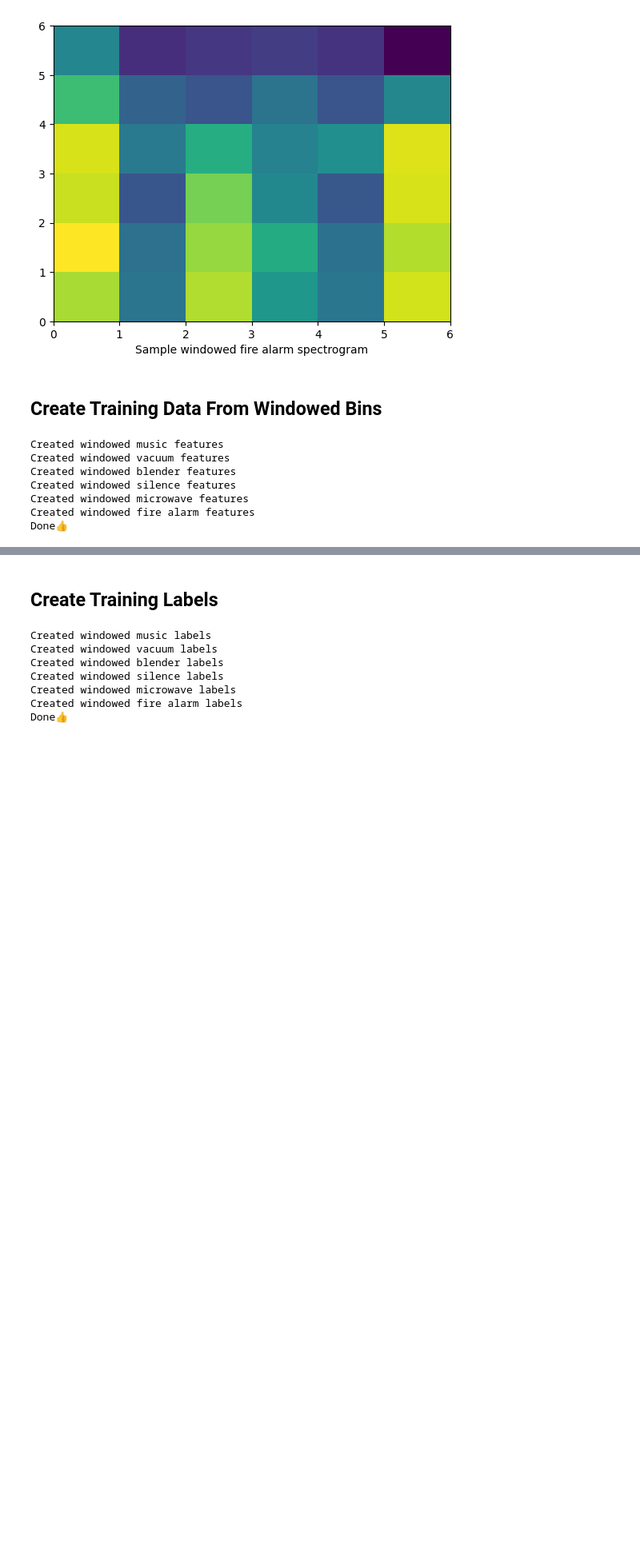
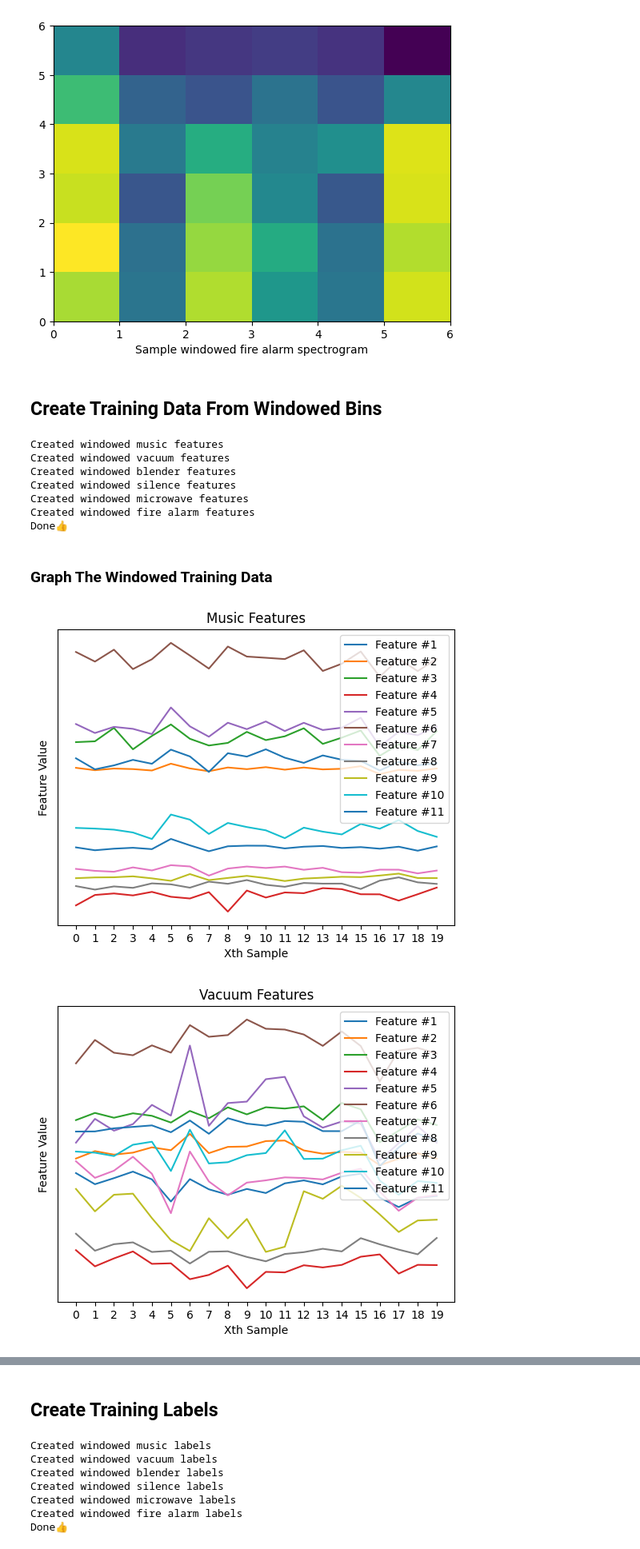
Before and after one commit to gaddi22/COSC522Assignment2, a Jupyter notebook: assignment.ipynb, the cells around one changed output, grey strips where cells are left out. Shown at 80% size. Cells and saved outputs as stored; diff of their text form; code cells hidden in the pictures; blank space fills up the shorter version.

```diff
--- a/assignment.ipynb
+++ b/assignment.ipynb
@@ -485,15 +539,10 @@ print('Created windowed microwave features')
 windowed_fire_alarm_features = np.concatenate([featurize(b) for b in windowed_fire_alarm_bins], axis=0)
 print('Created windowed fire alarm features')
 
+windowed_features = (windowed_music_features, windowed_vacuum_features, windowed_blender_features, windowed_silence_features, windowed_microwave_features, windowed_fire_alarm_features)
+
 # This is the data we will use to train our model
-data = np.concatenate((
-    windowed_music_features,
-    windowed_vacuum_features,
-    windowed_blender_features,
-    windowed_silence_features,
-    windowed_microwave_features,
-    windowed_fire_alarm_features
-), axis=0)
+data = np.concatenate(windowed_features, axis=0)
 
 print('Done👍')
 # %% [output]
@@ -504,3 +553,11 @@ Created windowed silence features
 Created windowed microwave features
 Created windowed fire alarm features
 Done👍
+# %% [markdown]
+### Graph The Windowed Training Data
+# %%
+# Graph the features for each sample in each class
+graph_features(windowed_features, ['music', 'vacuum', 'blender', 'silence', 'microwave', 'fire alarm'])
+# %% [output]
+[figure, added]
+[figure, added]
```
Also changed, not shown: parts of 11 cells of this notebook.
